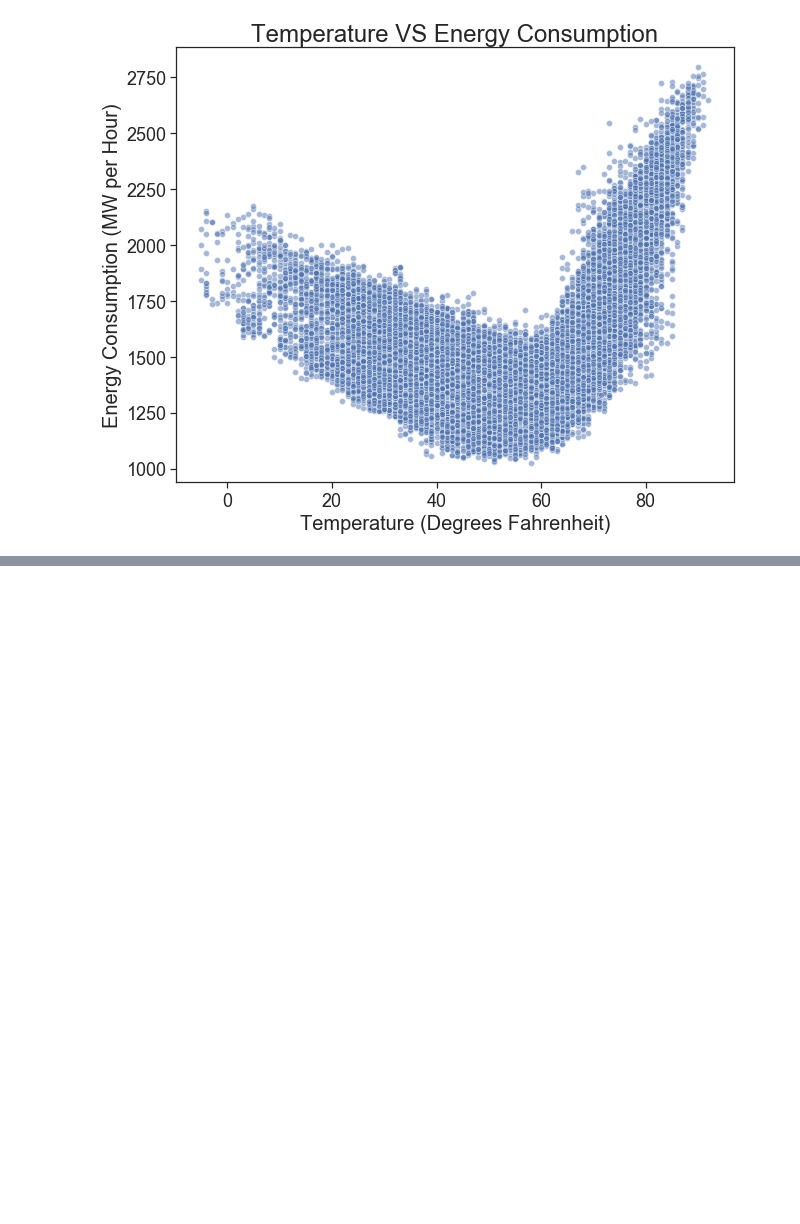
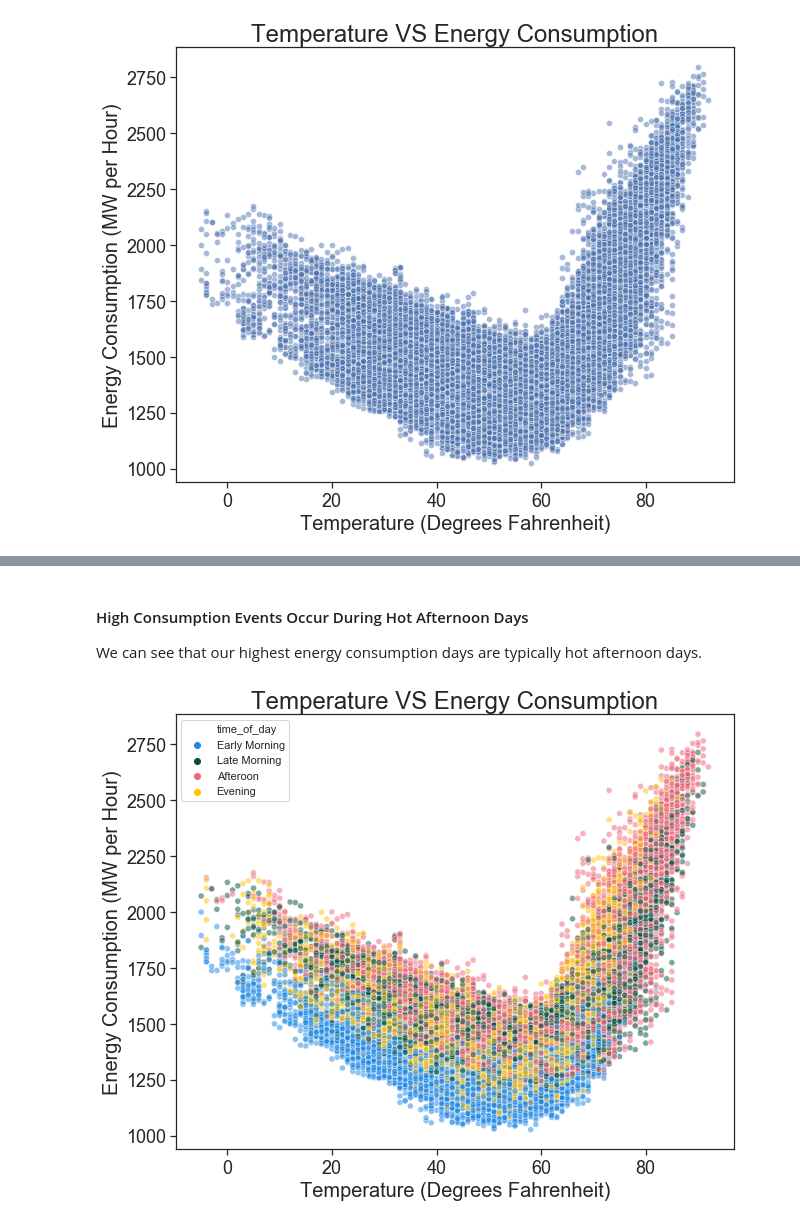
Before and after one commit to rmankers/time_series_python_manning, a Jupyter notebook: notebooks/2_Exploratory_Data_Analysis.ipynb, the cells around one changed output, grey strips where cells are left out. Cells and saved outputs as stored; diff of their text form; code cells hidden in the pictures; blank space fills up the shorter version.

```diff
--- a/notebooks/2_Exploratory_Data_Analysis.ipynb
+++ b/notebooks/2_Exploratory_Data_Analysis.ipynb
@@ -67,0 +66,16 @@ We can get an even better idea at how this relationship is even more complicated
+# %%
+# Create Time of Day Logic
+def day_night(x):
+
+    if  0 <= x <= 6:
+        return 'Early Morning'
+    elif 6 < x <=12:
+        return 'Late Morning'
+    elif 12 < x <= 18:
+        return 'Afteroon'
+    elif 18 < x <=24:
+        return 'Evening'
+
+# Applying logic defined in above function to our hour column
+train_data['time_of_day'] = train_data.hour.apply(day_night)
+train_data.head(10)
@@ -67,0 +94,22 @@ We can get an even better idea at how this relationship is even more complicated
+# %% [markdown]
+#### High Consumption Events Occur During Hot Afternoon Days
+We can see that our highest energy consumption days are typically hot afternoon days.
+# %%
+# Setting some stylistic options for matplotlib
+fix, ax = plt.subplots( figsize = (10,8))
+sns.set(style = 'ticks', rc = {'lines.linewidth':4})
+
+# Create Plot Object
+sns.scatterplot(data = train_data, x = 'temp',hue = 'time_of_day',palette = ['#1E88E5','#004D40', '#EE6677','#FFC107'], y = 'mw',alpha = 0.5)
+
+#Managing Axes Labels
+plt.xlabel('Temperature (Degrees Fahrenheit)', fontsize = 20)
+plt.xticks(fontsize = 18)
+plt.ylabel('Energy Consumption (MW per Hour)', fontsize = 20)
+plt.yticks(fontsize = 18)
+
+plt.title('Temperature VS Energy Consumption', fontsize = 24)
+
+plt.show()
+# %% [output]
+[figure, added]
```
Also changed, not shown: parts of 4 cells of this notebook.
